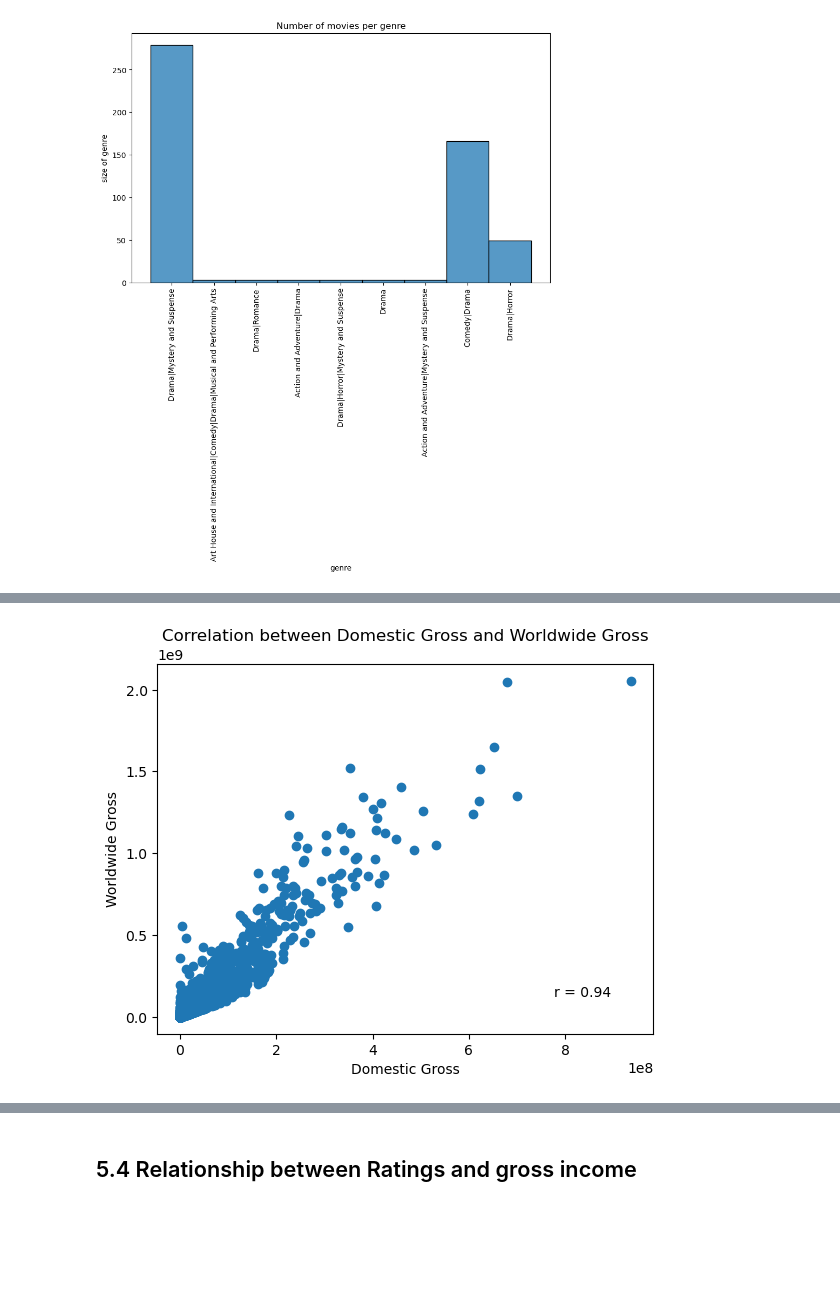
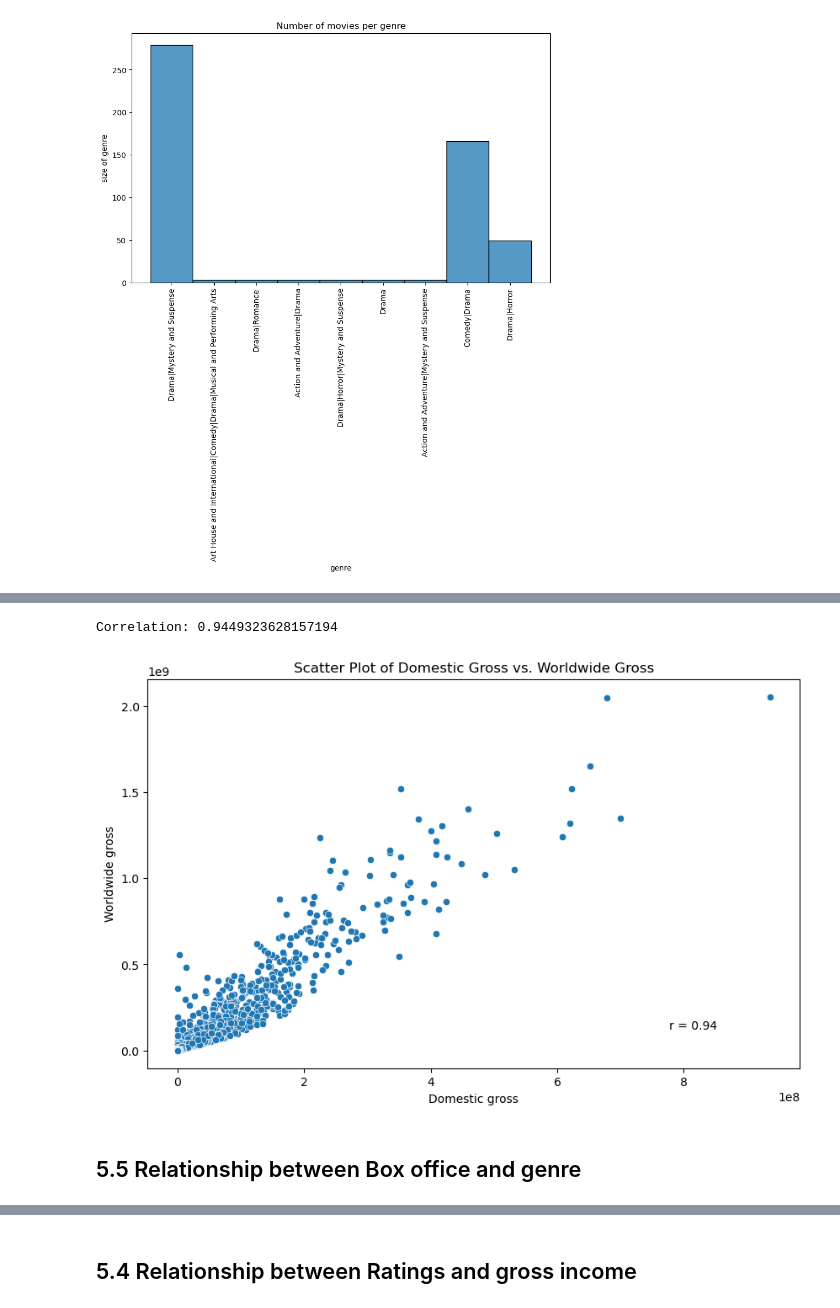
Before and after one commit to MuchiriKinyua/Microsoft-Movie-Project, a Jupyter notebook: Microsoft Movie project.ipynb, the cells around one changed output, grey strips where cells are left out. Saved outputs shown, nothing was run; the diff lists cells and outputs as text; code cells hidden in the pictures; blank space fills up the shorter version.

```diff
--- a/Microsoft Movie project.ipynb
+++ b/Microsoft Movie project.ipynb
@@ -892,12 +899,0 @@ tn_movie_budgets
-# %%
-#First we convert the columns to pandas numeric
-tn_movie_budgets["domestic_gross"] = pd.to_numeric(tn_movie_budgets["domestic_gross"], errors = "coerce")
-tn_movie_budgets["worldwide_gross"] = pd.to_numeric(tn_movie_budgets["worldwide_gross"], errors = "coerce")
-
-#Then we strip comma and dollar sign from the two columns
-tn_movie_budgets.loc[:, "domestic_gross"] = tn_movie_budgets["domestic_gross"].replace(",", "").replace("$", "")
-tn_movie_budgets.loc[:, "worldwide_gross"] = tn_movie_budgets["worldwide_gross"].replace(",", "").replace("$", "")
-
-#Then we find the correlation
-correlation = tn_movie_budgets["domestic_gross"].corr(tn_movie_budgets["worldwide_gross"])
-correlation
@@ -916,17 +900,18 @@ See the caveats in the documentation: https://pandas.pydata.org/pandas-docs/stab
-# %%
-# Plot the scatter plot
-plt.scatter(tn_movie_budgets["domestic_gross"], tn_movie_budgets["worldwide_gross"])
-
-#label the scatter plot
-plt.title("Correlation between Domestic Gross and Worldwide Gross")
-plt.xlabel("Domestic Gross")
-plt.ylabel("Worldwide Gross")
-
-# plot the correlation
-r, p = stats.pearsonr(tn_movie_budgets["domestic_gross"], tn_movie_budgets["worldwide_gross"])
-plt.annotate('r = {:.2f}'.format(r), xy=(0.8, 0.1), xycoords='axes fraction')
-
-#show the plot
-plt.show()
-# %% [output]
-[figure, removed]
+# %%
+# Calculate the correlation between domestic_gross and worldwide_gross
+r, p = stats.pearsonr(tn_movie_budgets["domestic_gross"], tn_movie_budgets["worldwide_gross"])
+print("Correlation:", r)
+
+# Create a scatter plot
+plt.figure(figsize=(10, 6))
+sns.scatterplot(data=tn_movie_budgets, x="domestic_gross", y="worldwide_gross")
+plt.xlabel("Domestic gross")
+plt.ylabel("Worldwide gross")
+plt.title("Scatter Plot of Domestic Gross vs. Worldwide Gross")
+plt.annotate("r = {:.2f}".format(r), xy=(0.8, 0.1), xycoords="axes fraction")
+plt.show()
+# %% [output]
+Correlation: 0.9449323628157194
+[figure, added]
+# %% [markdown]
+## 5.5 Relationship between Box office and genre
```
Also changed, not shown: parts of 19 cells of this notebook, 1 other file.
